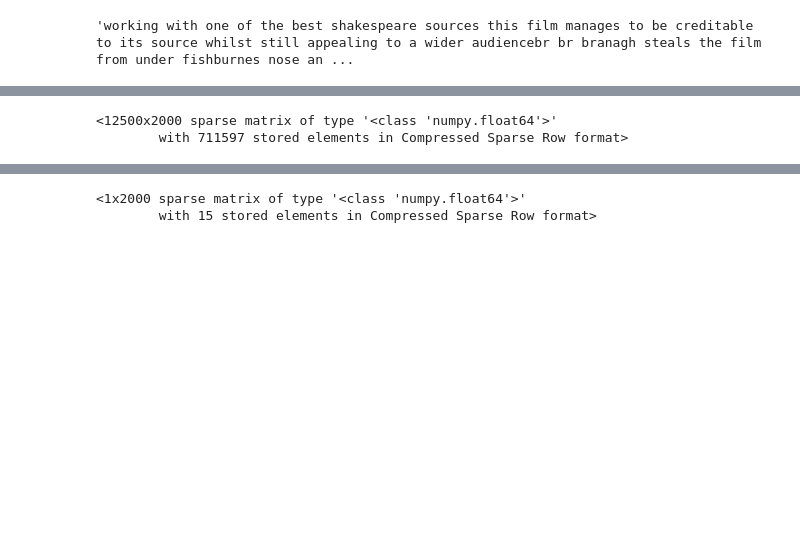
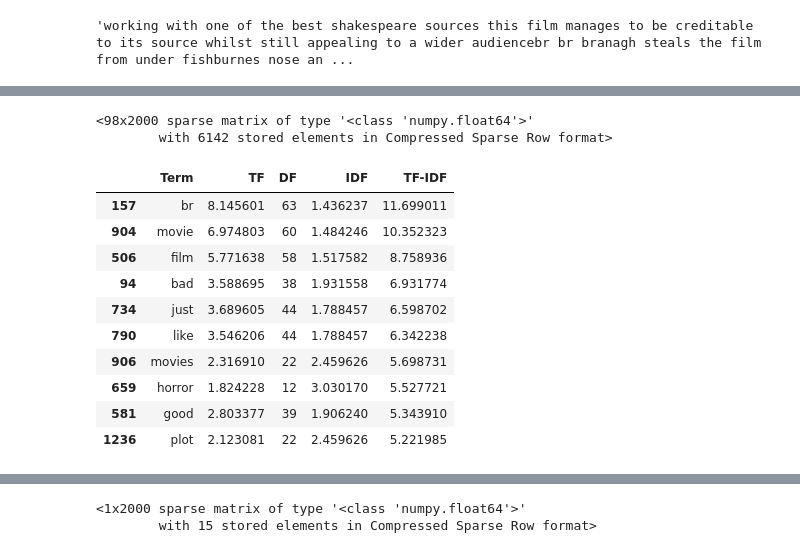
Before and after one commit to jamesxleon/DataMiningProjects, a Jupyter notebook: TF-IDF/Recommender.ipynb, the cells around one changed output, grey strips where cells are left out. Saved outputs shown, nothing was run; the diff lists cells and outputs as text; code cells hidden in the pictures; blank space fills up the shorter version.

Commit message:
Tabulation and More Processing
The tf, df, idf, and tf-idf calculations have been added as a table.

Custom stopwords added in order to consider more relevant terms.

```diff
--- a/TF-IDF/Recommender.ipynb
+++ b/TF-IDF/Recommender.ipynb
@@ -131,3 +142,10 @@ def urls_and_reviews_to_string(row):
   reviews = json.loads(row['review'])
   reviews = ' '.join(''.join(j['name'].split()) for j in reviews)
   return "%s %s" % (urls, reviews)
+# %%
+# Select a random sample of 100 reviews from the data
+random_sample_df = data.sample(n=100, random_state=42)
+#random_state = 42 means that the results will be the same every time we run the code
+
+# Show the first few rows of the sample
+random_sample_df.head()
@@ -134,4 +159,15 @@ def urls_and_reviews_to_string(row):
 # %%
+import numpy as np
+from sklearn.feature_extraction.text import ENGLISH_STOP_WORDS
+
+custom_stopwords = set(['movie', 'film', 'br', 'movies'])
+all_stopwords = list(ENGLISH_STOP_WORDS.union(custom_stopwords))
+
 #create a tf-idf vectorizer object
 #max_features: build a vocabulary that only consider the top max_features ordered by term frequency across the corpus
 tfidf = TfidfVectorizer(max_features=2000, stop_words='english')
+
+# Groups the reviews by URL in case there is more than one review per URL
+grouped = random_sample_df.groupby('url')['review'].apply(' '.join).reset_index()
+
+grouped.head()
@@ -138,8 +219,39 @@ tfidf = TfidfVectorizer(max_features=2000, stop_words='english')
 # %%
-#Create a data matrix from the reviews
-X = tfidf.fit_transform(data['review'])
+#Perform the TF-IDF vectorization on the reviews
+X = tfidf.fit_transform(grouped['review'])
+X
+# %% [output]
+<98x2000 sparse matrix of type '<class 'numpy.float64'>'
+        with 6142 stored elements in Compressed Sparse Row format>
-# %%
-X
-# %% [output]
-<12500x2000 sparse matrix of type '<class 'numpy.float64'>'
-        with 711597 stored elements in Compressed Sparse Row format>
+# %%
+#Get the feature names of the vectorized reviews.
+#Feature names are the words that make up the columns of the matrix
+#get_feature_names_out() returns a numpy array
+features_x = np.array(tfidf.get_feature_names_out())
+
+#Calculate the TF,DF, IDF, and TF-IDF
+tf = np.sum(X.toarray(), axis=0)
+df = np.sum(X.toarray()>0, axis=0)
+#tfidf.idf_ is the inverse document frequency vector
+idf = tfidf.idf_
+# %%
+# Combine the calculations into a DataFrame
+tfidf_df = pd.DataFrame({'Term': features_x, 'TF': tf, 'DF': df, 'IDF': idf})
+tfidf_df['TF-IDF'] = tfidf_df['TF'] * tfidf_df['IDF']
+
+# Sort the DataFrame by TF-IDF in descending order and take the top 10 terms
+top_10_tfidf = tfidf_df.sort_values('TF-IDF', ascending=False).head(10)
+
+top_10_tfidf
+# %% [output]
+|  | Term | TF | DF | IDF | TF-IDF |
+| 157 | br | 8.145601 | 63 | 1.436237 | 11.699011 |
+| 904 | movie | 6.974803 | 60 | 1.484246 | 10.352323 |
+| 506 | film | 5.771638 | 58 | 1.517582 | 8.758936 |
+| 94 | bad | 3.588695 | 38 | 1.931558 | 6.931774 |
+| 734 | just | 3.689605 | 44 | 1.788457 | 6.598702 |
+| 790 | like | 3.546206 | 44 | 1.788457 | 6.342238 |
+| 906 | movies | 2.316910 | 22 | 2.459626 | 5.698731 |
+| 659 | horror | 1.824228 | 12 | 3.030170 | 5.527721 |
+| 581 | good | 2.803377 | 39 | 1.906240 | 5.343910 |
+| 1236 | plot | 2.123081 | 22 | 2.459626 | 5.221985 |
```
Also changed, not shown: parts of 10 cells of this notebook, 7 other files.
